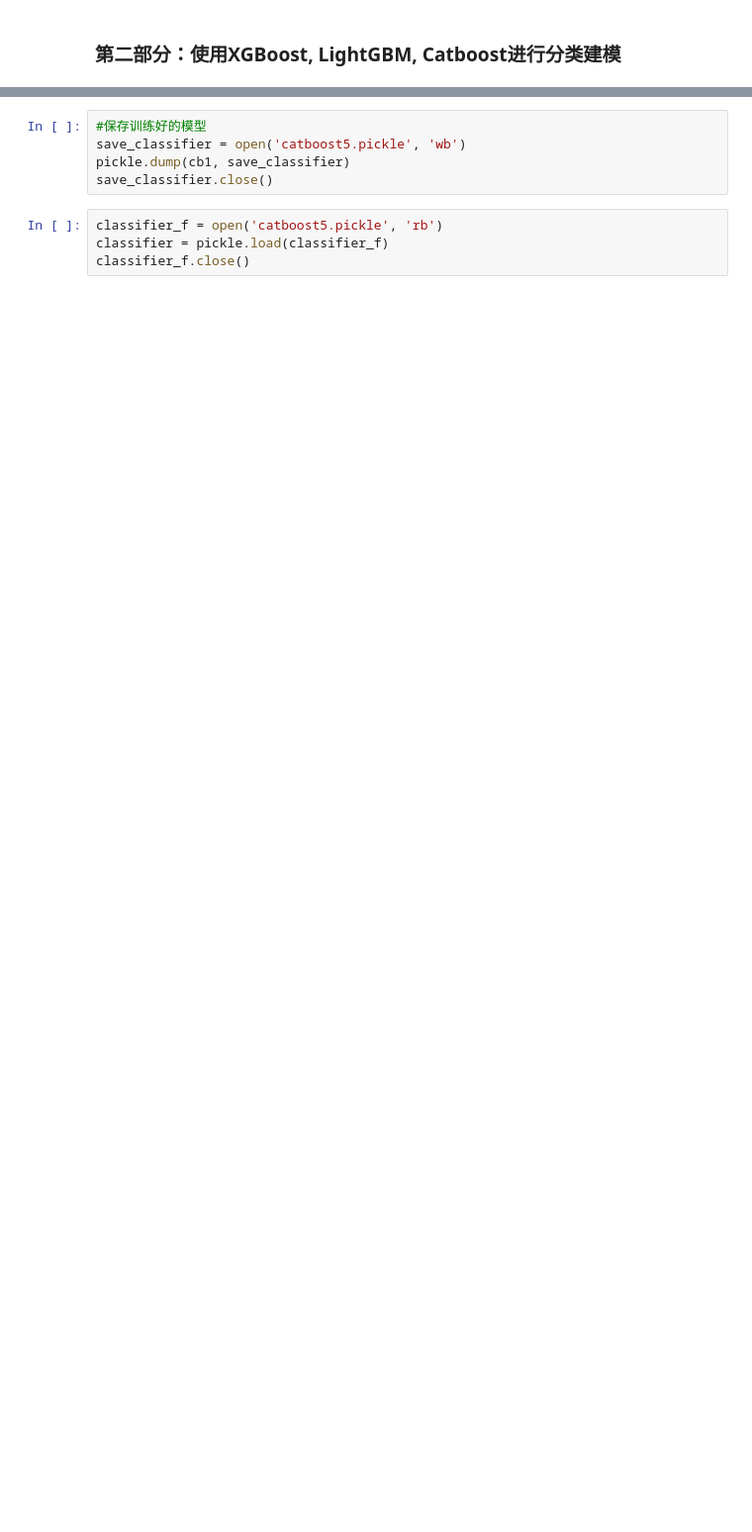
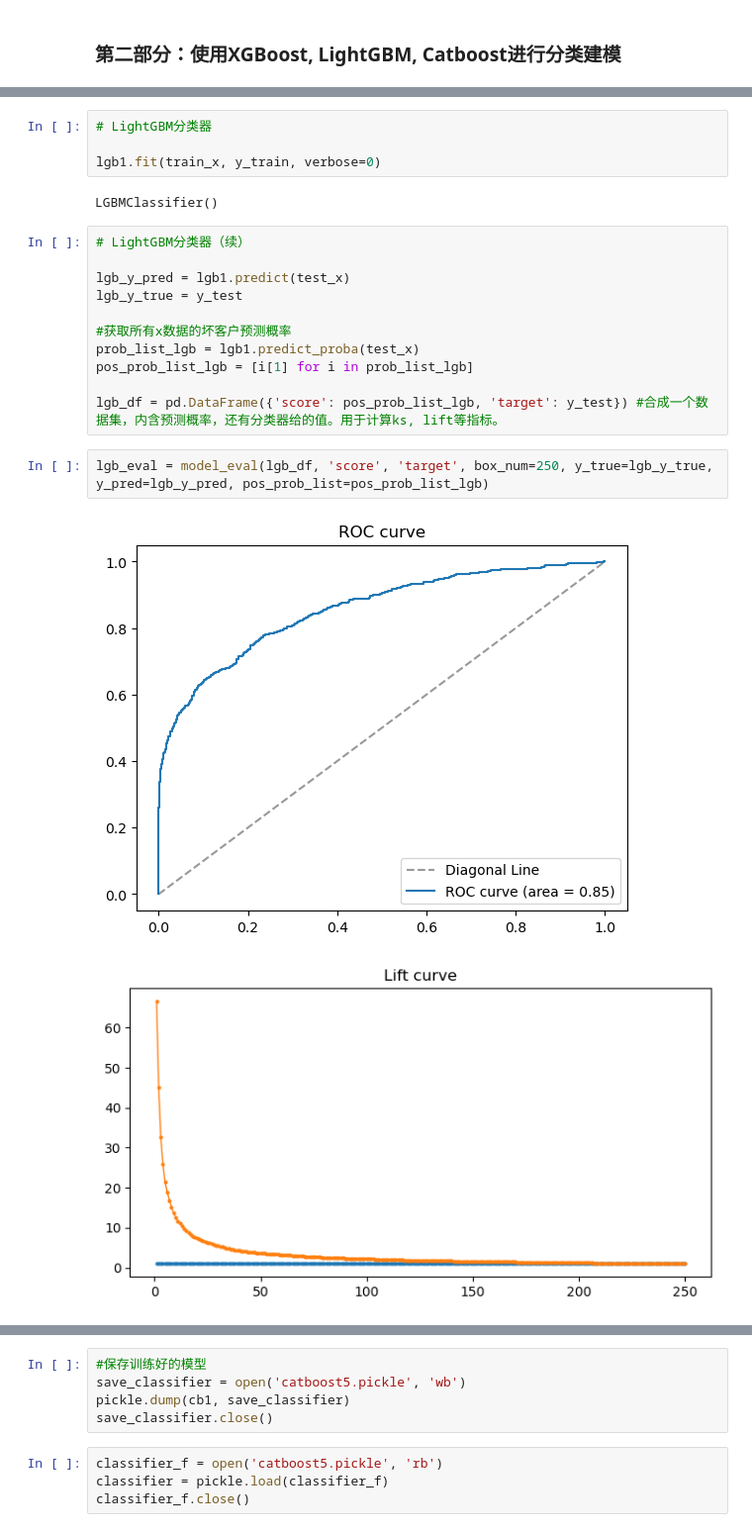
Before and after one commit to Soga-no-Tojiko/credit-data-analysis, a Jupyter notebook: credit_data_analysis_ML.ipynb, the cells around one changed output, grey strips where cells are left out. Shown at 99% size. Saved outputs shown, nothing was run; the diff lists cells and outputs as text; blank space fills up the shorter version.

```diff
--- a/credit_data_analysis_ML.ipynb
+++ b/credit_data_analysis_ML.ipynb
@@ -492,0 +453,22 @@ import pickle
+# %%
+# LightGBM分类器
+
+lgb1.fit(train_x, y_train, verbose=0)
+# %% [output]
+LGBMClassifier()
+# %%
+# LightGBM分类器（续）
+
+lgb_y_pred = lgb1.predict(test_x)
+lgb_y_true = y_test
+
+#获取所有x数据的坏客户预测概率
+prob_list_lgb = lgb1.predict_proba(test_x)
+pos_prob_list_lgb = [i[1] for i in prob_list_lgb]
+
+lgb_df = pd.DataFrame({'score': pos_prob_list_lgb, 'target': y_test}) #合成一个数据集，内含预测概率，还有分类器给的值。用于计算ks, lift等指标。
+# %%
+lgb_eval = model_eval(lgb_df, 'score', 'target', box_num=250, y_true=lgb_y_true, y_pred=lgb_y_pred, pos_prob_list=pos_prob_list_lgb)
+# %% [output]
+[figure, added]
+[figure, added]
```
Also changed, not shown: parts of 75 cells of this notebook.
